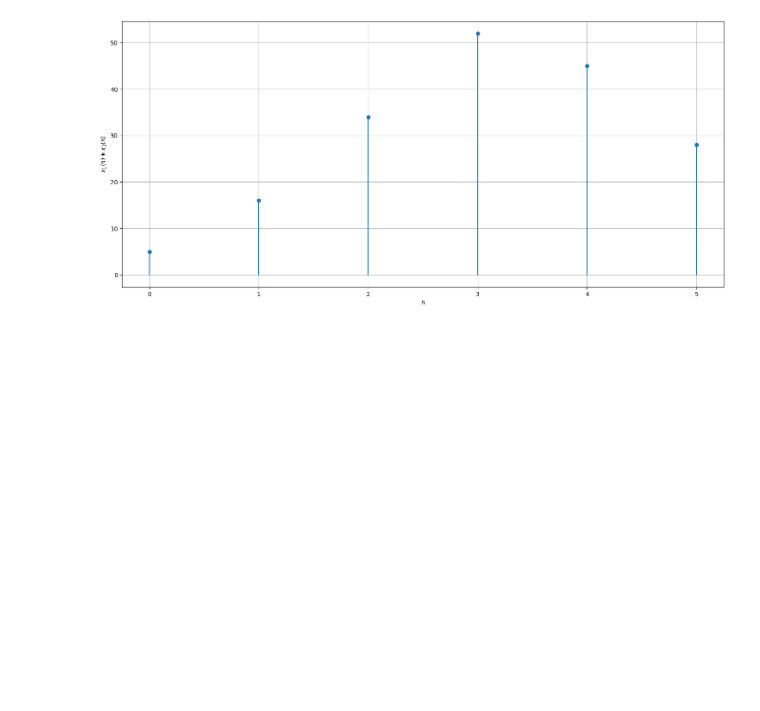
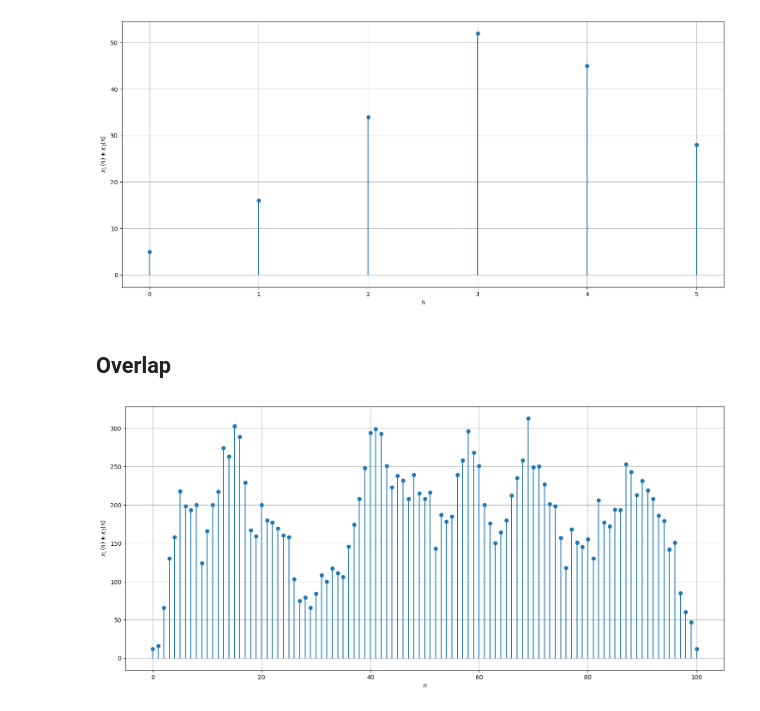
Before and after one commit to EriCand-Ss/PDS, a Jupyter notebook: CONVOLUÇÃO/CONVOLUÇÃO.ipynb, the cells around one changed output. Drawn from its saved outputs; the diff is of its cells as text; code cells hidden in the pictures; blank space fills up the shorter version.

```diff
--- a/CONVOLUÇÃO/CONVOLUÇÃO.ipynb
+++ b/CONVOLUÇÃO/CONVOLUÇÃO.ipynb
@@ -164,3 +170,42 @@ plt.grid(True)
 baseline.set_visible(False)
 # %% [output]
 [figure]
+# %% [markdown]
+## Overlap
+# %%
+def overlap(M, sinal_longo, x2):
+    #determina o tamanho de cada secao do sinal longo
+    Tamanho_dos_blocos = M
+
+    #tamanho do sinal resultante da convolucao
+    Tamanho_da_convolucao = len(sinal_longo) + len(x2) - 1
+    #determina quantas secoes cabem no tamanho da convolucao estipulada, ou seja, quantos passos serao realizados
+    qtd_de_passos = mt.ceil(len(sinal_longo)/Tamanho_dos_blocos)
+    #vetor overlap do tamanho resultante da convolucao
+    overlap = np.zeros(Tamanho_da_convolucao, dtype = complex)
+
+    for i in range(qtd_de_passos):
+        indice = i*Tamanho_dos_blocos
+        #calculo de convolucao  do sinal longo truncado em M com o sinal x2
+        x1_conv_x2 = convolucao(sinal_longo[indice:indice+Tamanho_dos_blocos],x2)
+        #preencher o vetor overlap
+        overlap[indice:indice + len(x1_conv_x2)] += x1_conv_x2
+
+    return overlap
+# %%
+np.random.seed()
+
+sinal_longo = np.random.randint(10,size=95)
+x2 = np.random.randint(10,size=7)
+
+OVER = overlap(8,sinal_longo, x2)
+
+direta = convolucao(sinal_longo,x2)
+plt.figure( figsize=(18,8))
+(markerline, stemlines, baseline) = plt.stem(OVER)
+plt.xlabel("$n$")
+plt.ylabel(r"$x_1(n) \ast x_2(n)$")
+plt.grid(True)
+baseline.set_visible(False)
+# %% [output]
+[figure, added]
```
Also changed, not shown: parts of 1 cell of this notebook, 8 other files.
